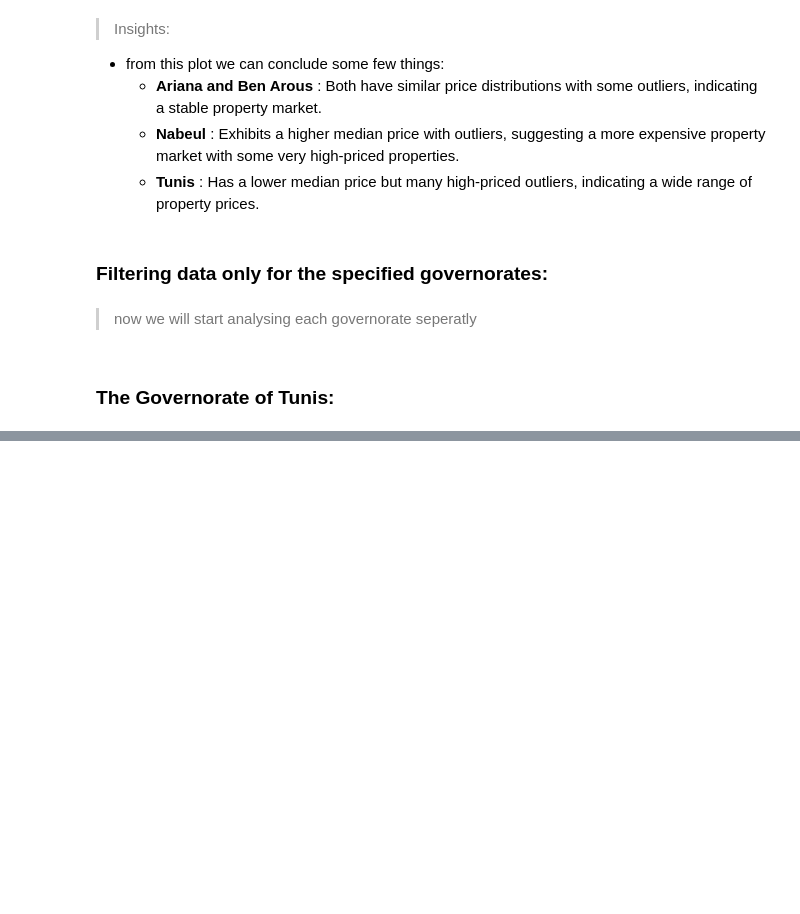
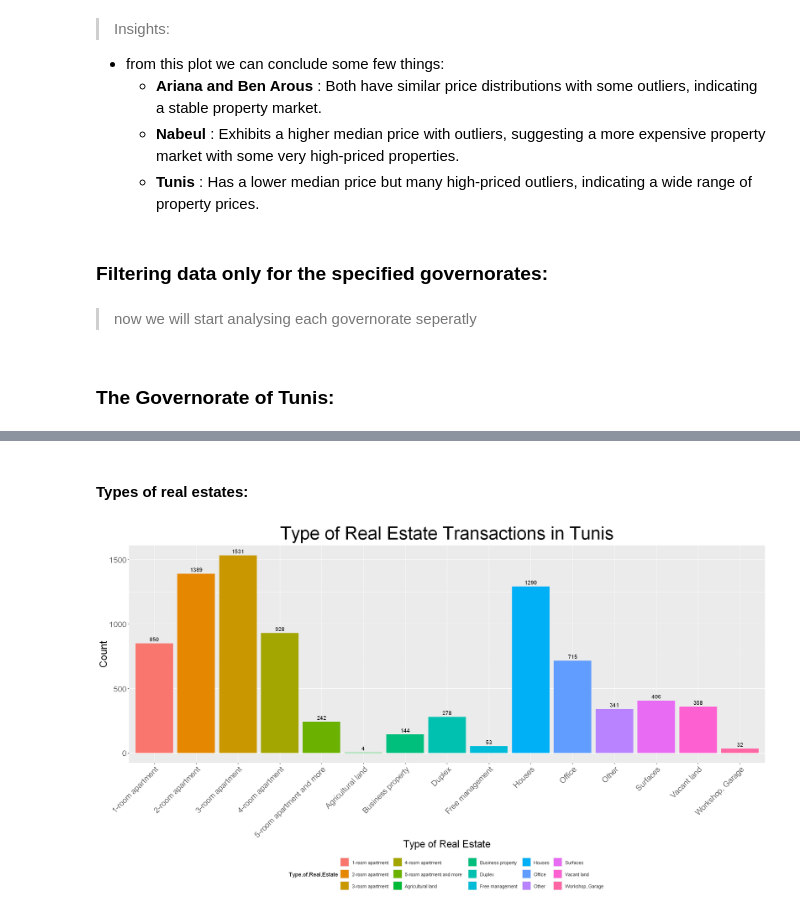
Before and after one commit to AzyzHm/Tunisia-Real-Estate-Analysis, a Jupyter notebook: Tunisia_real_estate_Analysis.ipynb, the cells around one changed output, grey strips where cells are left out. Drawn from its saved outputs; the diff is of its cells as text; code cells hidden in the pictures; blank space fills up the shorter version.

```diff
--- a/Tunisia_real_estate_Analysis.ipynb
+++ b/Tunisia_real_estate_Analysis.ipynb
@@ -219,0 +245,21 @@ data_Nabeul <- subset(data, Governorate == "Nabeul")
+# %% [markdown]
+#### Types of real estates:
+# %%
+tunis_type_of_estate_bar_plot <- ggplot(data_tunis, aes(x = Type.of.Real.Estate, fill = Type.of.Real.Estate)) +
+  geom_bar(stat = "count", width = 0.9) +
+  geom_text(stat = 'count', aes(label = ..count..), vjust = -0.5) +
+  ggtitle("Type of Real Estate Transactions in Tunis") +
+  xlab("Type of Real Estate") +
+  ylab("Count") +
+  theme(legend.position = "bottom",
+        axis.text.x = element_text(angle = 45, hjust = 1),  # Rotate x-axis labels for better readability
+        axis.text = element_text(size = 15),
+        axis.title = element_text(size = 20),
+        plot.title = element_text(size = 35, hjust = 0.5))
+
+tunis_type_of_estate_bar_plot
+
+# Save the pie chart for Type of Real Estate Transactions in Tunis
+ggsave("plots/Type of Real Estate Transactions in Tunis.png", tunis_type_of_estate_pie_plot, width = 18, height = 10)
+# %% [output]
+[figure, added]
```
Also changed, not shown: parts of 13 cells of this notebook, 4 other files.
